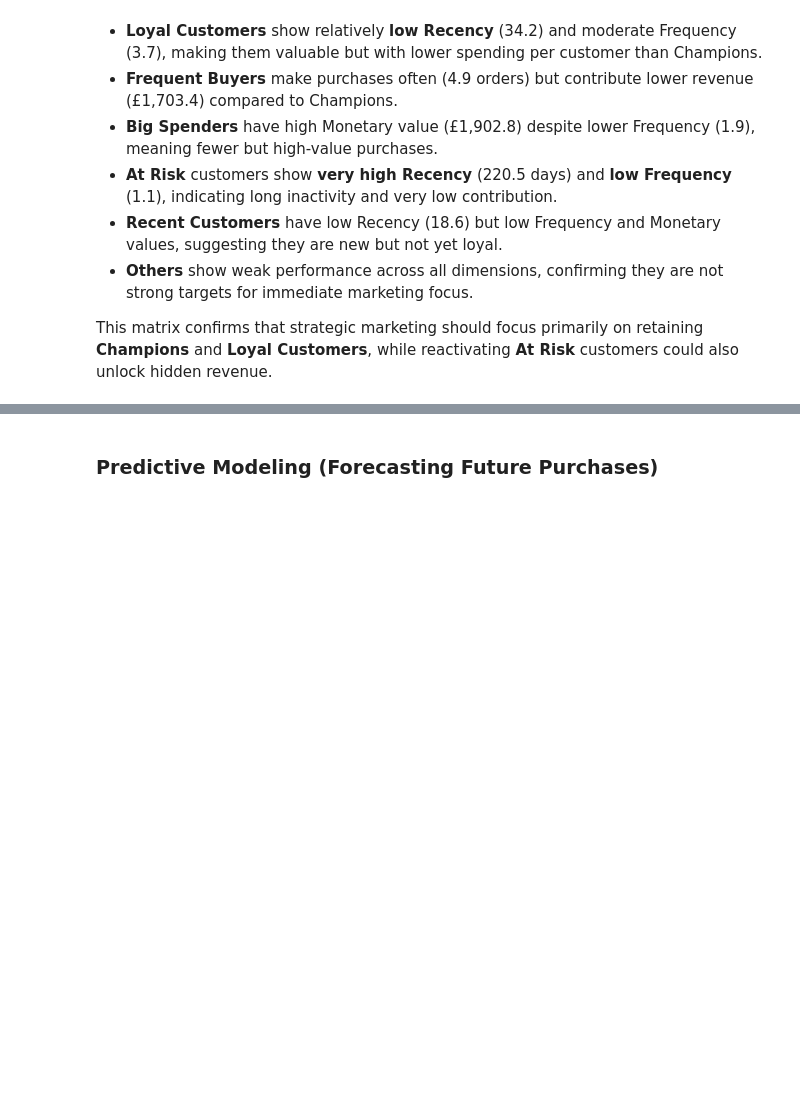
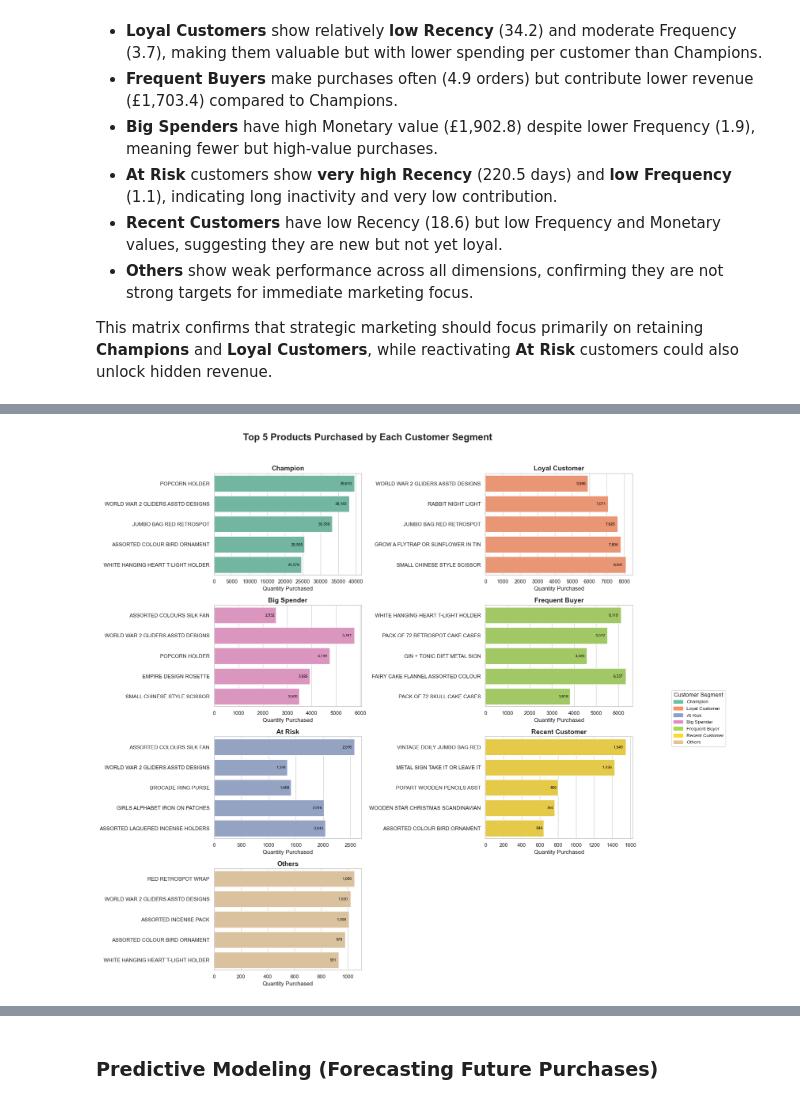
Before and after one commit to AI-Generative-IoT/DataMining-CustomerSegmentation-Project, a Jupyter notebook: Customer Segmentation.ipynb, the cells around one changed output, grey strips where cells are left out. Drawn from its saved outputs; the diff is of its cells as text; code cells hidden in the pictures; blank space fills up the shorter version.

```diff
--- a/Customer Segmentation.ipynb
+++ b/Customer Segmentation.ipynb
@@ -1377,0 +1383,80 @@ This matrix confirms that strategic marketing should focus primarily on retainin
+# %%
+
+# Merge Segment into df
+df_segmented = df.merge(rfm[['CustomerID', 'Segment']], on='CustomerID', how='left')
+
+# Group and find top 5 products per Segment
+top_products = df_segmented.groupby(['Segment', 'Description'])['Quantity'].sum().reset_index()
+
+top5_products_per_segment = (
+    top_products.groupby('Segment', group_keys=False)
+    .apply(lambda x: x.sort_values('Quantity', ascending=False).head(5))
+    .reset_index(drop=True)
+)
+
+# Calculate total quantity per Segment
+total_quantity_per_segment = df_segmented.groupby('Segment')['Quantity'].sum()
+top5_products_per_segment['Total_Segment_Quantity'] = top5_products_per_segment['Segment'].map(total_quantity_per_segment)
+
+# Define the segment order
+segment_order = ['Champion', 'Loyal Customer', 'Big Spender', 'Frequent Buyer', 'At Risk', 'Recent Customer', 'Others']
+
+# --- Set Color Palette per Segment ---
+segment_palette = {
+    'Champion': '#66c2a5',
+    'Loyal Customer': '#fc8d62',
+    'At Risk': '#8da0cb',
+    'Big Spender': '#e78ac3',
+    'Frequent Buyer': '#a6d854',
+    'Recent Customer': '#ffd92f',
+    'Others': '#e5c494'
+}
+
+# Sort the data according to segment order
+top5_products_per_segment['Segment'] = pd.Categorical(top5_products_per_segment['Segment'], categories=segment_order, ordered=True)
+top5_products_per_segment = top5_products_per_segment.sort_values('Segment')
+
+# Plotting
+segments = top5_products_per_segment['Segment'].unique()
+n_segments = len(segments)
+
+fig, axes = plt.subplots(nrows=(n_segments+1)//2, ncols=2, figsize=(16, 16))
+axes = axes.flatten()
+
+for i, segment in enumerate(segments):
+    ax = axes[i]
+    data = top5_products_per_segment[top5_products_per_segment['Segment'] == segment]
+
+    sns.barplot(
+        data=data,
+        y='Description',
+        x='Quantity',
+        color=segment_palette.get(segment, '#cccccc'),
+        ax=ax
+    )
+
+    # Annotate actual quantity inside each bar
+    for p in ax.patches:
+        width = p.get_width()
+        ax.text(width - (width * 0.02),
+                p.get_y() + p.get_height() / 2,
+                f'{int(width):,}',
+                ha='right', va='center', fontsize=8, color='black')
+
+    ax.set_title(segment, fontsize=14, fontweight='bold')
+    ax.set_xlabel('Quantity Purchased')
+    ax.set_ylabel('')
+
+# Remove any extra empty plots
+for j in range(i+1, len(axes)):
+    fig.delaxes(axes[j])
+
+# Custom Legend
+handles = [Patch(color=color, label=segment) for segment, color in segment_palette.items()]
+fig.legend(handles=handles, title='Customer Segment', bbox_to_anchor=(1.05, 0.5), loc='center left', fontsize=10)
+
+fig.suptitle('Top 5 Products Purchased by Each Customer Segment', fontsize=20, fontweight='bold', y=1.02)
+plt.tight_layout()
+plt.show()
+# %% [output]
+[figure, added]
```
Also changed, not shown: parts of 2 cells of this notebook, 1 other file.
